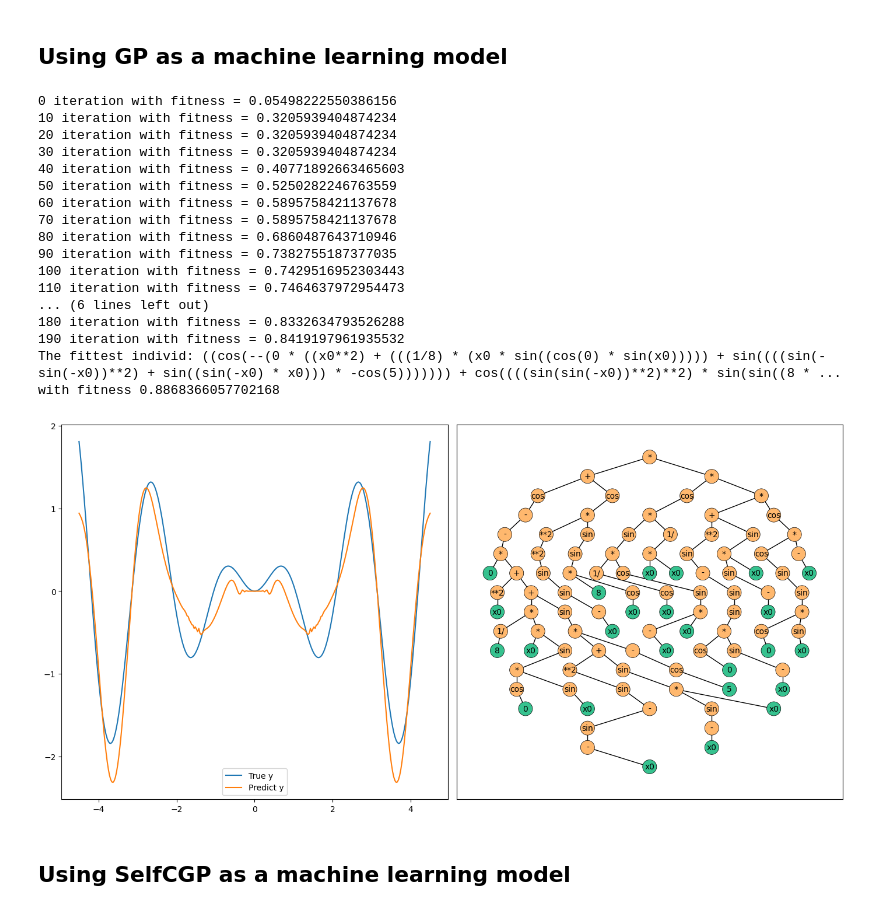
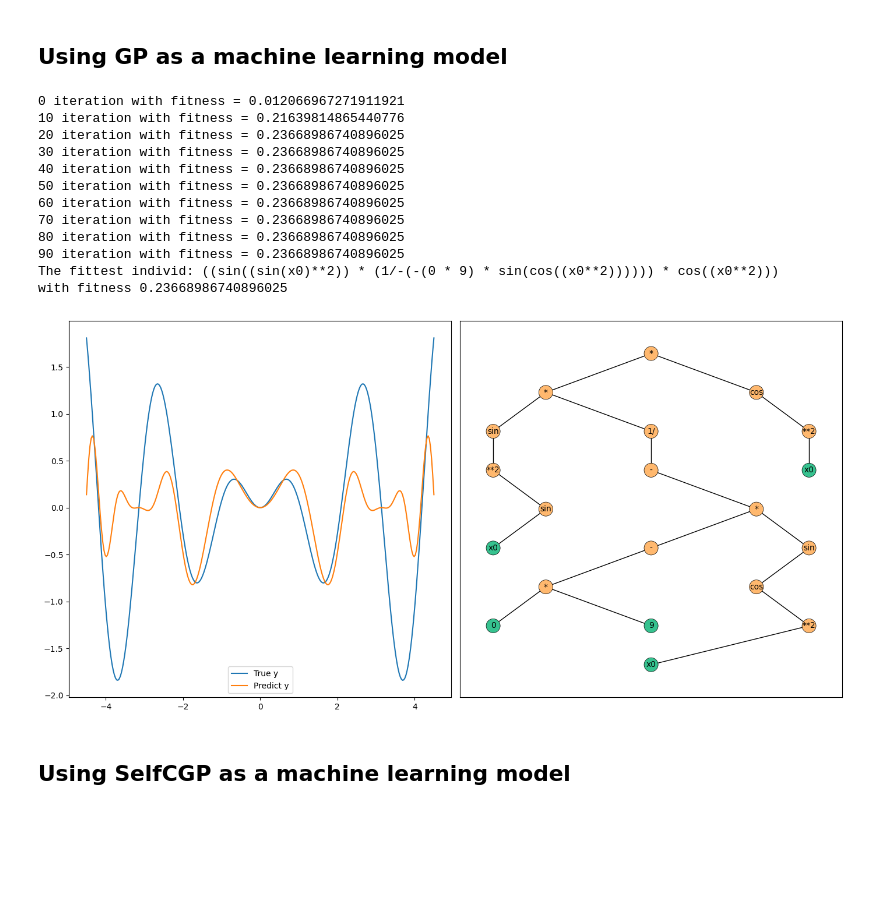
Before and after one commit to sherstpasha/thefittest-notebooks, a Jupyter notebook: genetic_programming_symbolic_regression_problem.ipynb, the cells around one changed output. Drawn from its saved outputs; the diff is of its cells as text; code cells hidden in the pictures; blank space fills up the shorter version.

```diff
--- a/genetic_programming_symbolic_regression_problem.ipynb
+++ b/genetic_programming_symbolic_regression_problem.ipynb
@@ -245,12 +211,7 @@ with fitness 0.5834029890924215
 # %% [markdown]
 ## Using GP as a machine learning model
 # %%
-import numpy as np
-import matplotlib.pyplot as plt
-
 from thefittest.regressors import SymbolicRegressionGP
-from thefittest.optimizers import GeneticProgramming
-from thefittest.tools.print import print_tree
 
 
 def problem(x):
@@ -258,67 +219,51 @@ def problem(x):
 
 
 function = problem
-left_border = -4.5
-right_border = 4.5
-sample_size = 300
-n_dimension = 1
-
-number_of_iterations = 200
-population_size = 1000
-
-X = np.array([np.linspace(left_border, right_border, sample_size)
-              for _ in range(n_dimension)]).T
 y = function(X)
 
 
 model = SymbolicRegressionGP(iters=number_of_iterations,
                              pop_size=population_size,
                              optimizer=GeneticProgramming,
                              optimizer_args={"crossover": "gp_standart",
                                              "keep_history": True,
                                              "show_progress_each": 10,
                                              "elitism": False})
 
 model.fit(X, y)
 
 predict = model.predict(X)
 
 fittest = model.get_optimizers()[0].get_fittest()
 stats = model.get_optimizers()[0].get_stats()
 
 print('The fittest individ:', fittest['phenotype'])
 print('with fitness', fittest['fitness'])
 
 fig, ax = plt.subplots(figsize=(14, 7), ncols=2, nrows=1)
 
 ax[0].plot(X[:,0], y, label = "True y")
 ax[0].plot(X[:,0], predict, label = "Predict y")
 ax[0].legend()
 
 print_tree(tree=fittest['phenotype'], ax=ax[1])
 
-
 plt.tight_layout()
 plt.show()
 # %% [output]
-0 iteration with fitness = 0.05498222550386156
-10 iteration with fitness = 0.3205939404874234
-20 iteration with fitness = 0.3205939404874234
-30 iteration with fitness = 0.3205939404874234
-40 iteration with fitness = 0.40771892663465603
-50 iteration with fitness = 0.5250282246763559
-60 iteration with fitness = 0.5895758421137678
-70 iteration with fitness = 0.5895758421137678
-80 iteration with fitness = 0.6860487643710946
-90 iteration with fitness = 0.7382755187377035
-100 iteration with fitness = 0.7429516952303443
-110 iteration with fitness = 0.7464637972954473
-... (6 lines left out)
-180 iteration with fitness = 0.8332634793526288
-190 iteration with fitness = 0.8419197961935532
-The fittest individ: ((cos(--(0 * ((x0**2) + (((1/8) * (x0 * sin((cos(0) * sin(x0))))) + sin((((sin(-sin(-x0))**2) + sin((sin(-x0) * x0))) * -cos(5))))))) + cos((((sin(sin(-x0))**2)**2) * sin(sin((8 * ...
-with fitness 0.8868366057702168
+0 iteration with fitness = 0.012066967271911921
+10 iteration with fitness = 0.21639814865440776
+20 iteration with fitness = 0.23668986740896025
+30 iteration with fitness = 0.23668986740896025
+40 iteration with fitness = 0.23668986740896025
+50 iteration with fitness = 0.23668986740896025
+60 iteration with fitness = 0.23668986740896025
+70 iteration with fitness = 0.23668986740896025
+80 iteration with fitness = 0.23668986740896025
+90 iteration with fitness = 0.23668986740896025
+The fittest individ: ((sin((sin(x0)**2)) * (1/-(-(0 * 9) * sin(cos((x0**2)))))) * cos((x0**2)))
+with fitness 0.23668986740896025
-[figure, old version]
+[figure, new version]
 # %% [markdown]
 ## Using SelfCGP as a machine learning model
 # %%
```
Also changed, not shown: parts of 3 cells of this notebook, 4 other files.
